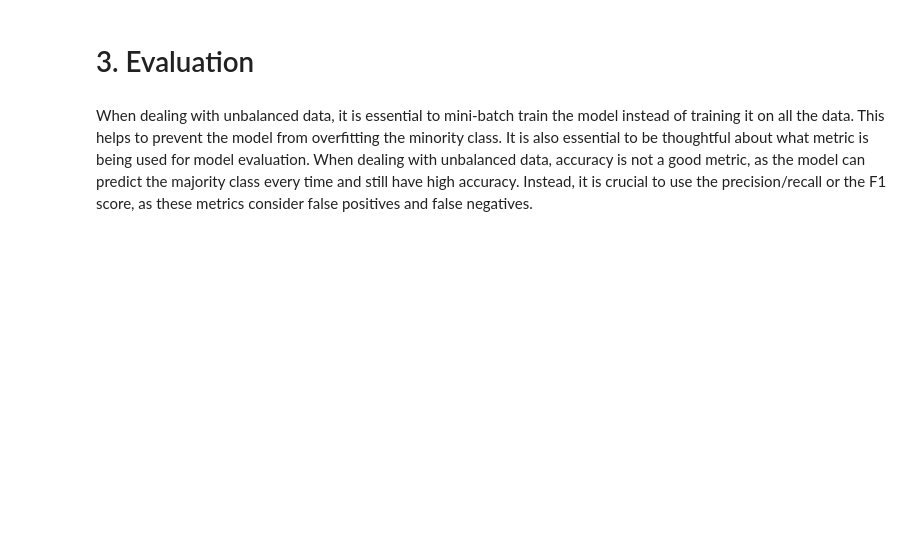
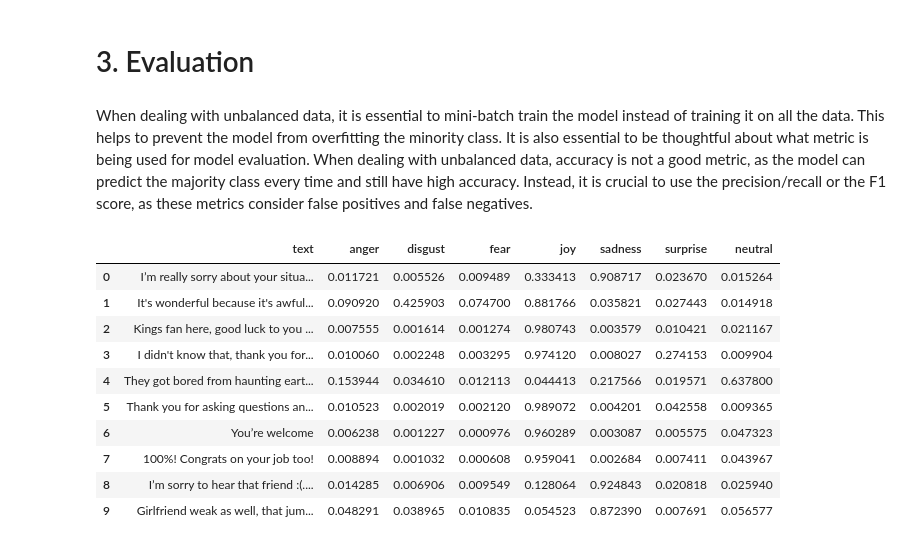
Before and after one commit to vineetver/Text2Emotion, a Jupyter notebook: Textual_emotion_detection.ipynb, the cells around one changed output. Saved outputs shown, nothing was run; the diff lists cells and outputs as text; code cells hidden in the pictures; blank space fills up the shorter version.

```diff
--- a/Textual_emotion_detection.ipynb
+++ b/Textual_emotion_detection.ipynb
@@ -472 +466,20 @@ y_pred = np.where(y_pred > THRESHOLD, 1, 0)
+# %%
+probabilities = y_pred
+
+probabilities = pd.DataFrame(probabilities, columns=ekman_map.keys())
+probabilities.index = x_test
+probabilities.reset_index(inplace=True)
+probabilities.head(10)
+# %% [output]
+|  | text | anger | disgust | fear | joy | sadness | surprise | neutral |
+| 0 | I’m really sorry about your situa... | 0.011721 | 0.005526 | 0.009489 | 0.333413 | 0.908717 | 0.023670 | 0.015264 |
+| 1 | It's wonderful because it's awful... | 0.090920 | 0.425903 | 0.074700 | 0.881766 | 0.035821 | 0.027443 | 0.014918 |
+| 2 | Kings fan here, good luck to you ... | 0.007555 | 0.001614 | 0.001274 | 0.980743 | 0.003579 | 0.010421 | 0.021167 |
+| 3 | I didn't know that, thank you for... | 0.010060 | 0.002248 | 0.003295 | 0.974120 | 0.008027 | 0.274153 | 0.009904 |
+| 4 | They got bored from haunting eart... | 0.153944 | 0.034610 | 0.012113 | 0.044413 | 0.217566 | 0.019571 | 0.637800 |
+| 5 | Thank you for asking questions an... | 0.010523 | 0.002019 | 0.002120 | 0.989072 | 0.004201 | 0.042558 | 0.009365 |
+| 6 | You’re welcome | 0.006238 | 0.001227 | 0.000976 | 0.960289 | 0.003087 | 0.005575 | 0.047323 |
+| 7 | 100%! Congrats on your job too! | 0.008894 | 0.001032 | 0.000608 | 0.959041 | 0.002684 | 0.007411 | 0.043967 |
+| 8 | I’m sorry to hear that friend :(.... | 0.014285 | 0.006906 | 0.009549 | 0.128064 | 0.924843 | 0.020818 | 0.025940 |
+| 9 | Girlfriend weak as well, that jum... | 0.048291 | 0.038965 | 0.010835 | 0.054523 | 0.872390 | 0.007691 | 0.056577 |
 # %%
```
Also changed, not shown: parts of 19 cells of this notebook, 1 other file.
